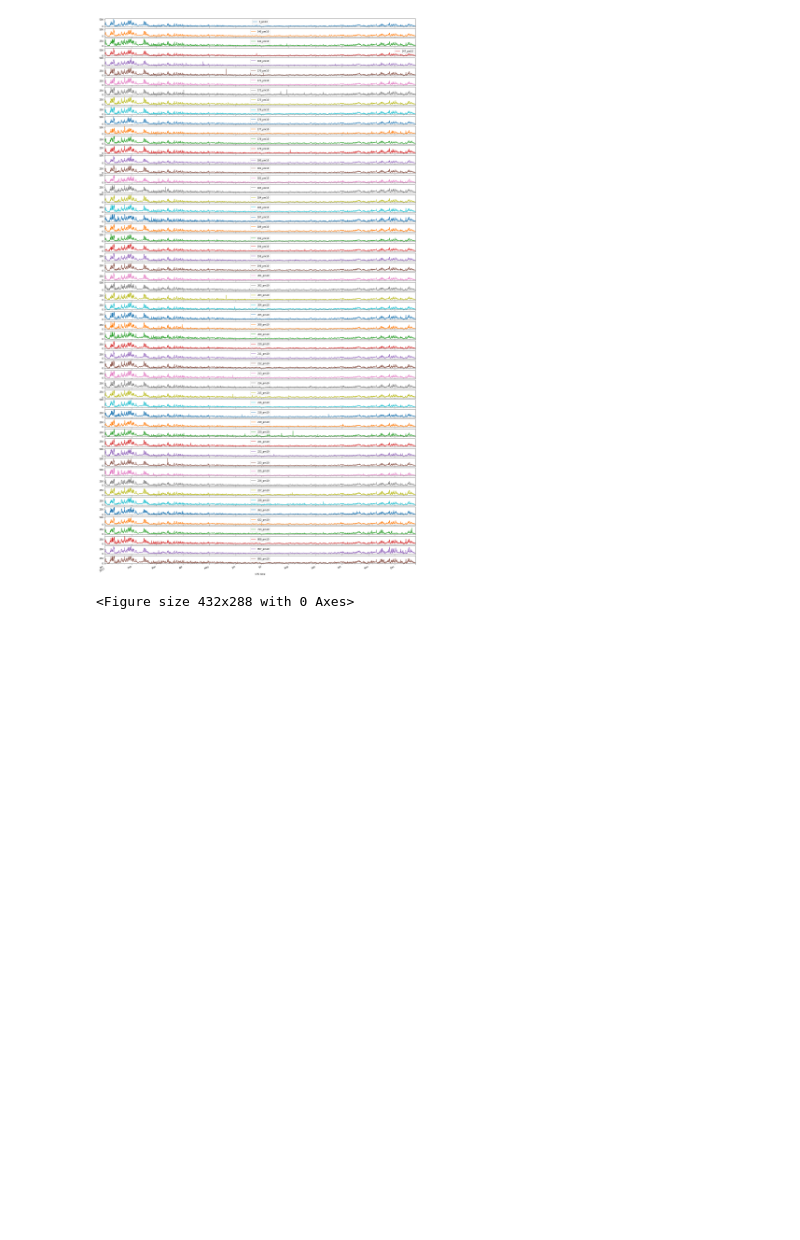
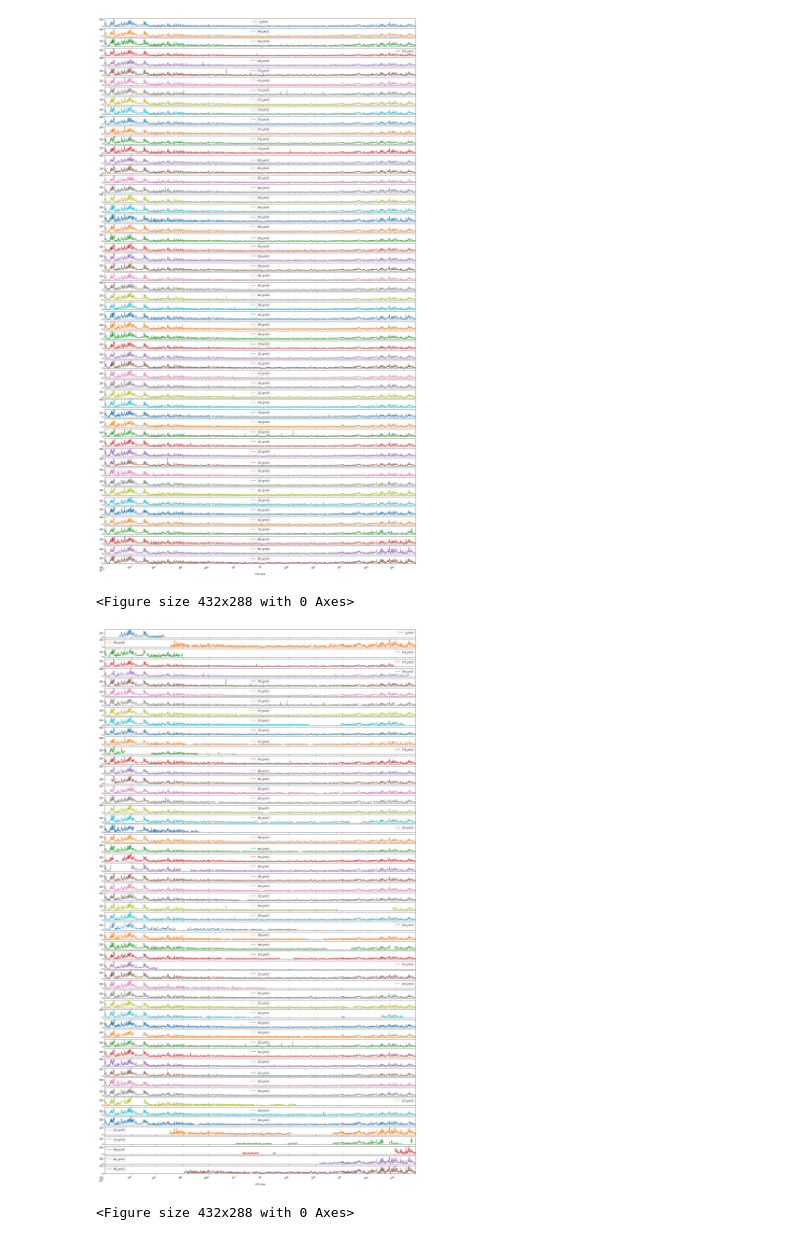
Before and after one commit to ciepielajan/SDA_SMOG_Wawelski, a Jupyter notebook: Jan/DistanceMetric_haversine_uzupełnienie_wartości_z_najblizszych_sensorow.ipynb, the cells around one changed output. Drawn from its saved outputs; the diff is of its cells as text; code cells hidden in the pictures; blank space fills up the shorter version.

```diff
--- a/Jan/DistanceMetric_haversine_uzupełnienie_wartości_z_najblizszych_sensorow.ipynb
+++ b/Jan/DistanceMetric_haversine_uzupełnienie_wartości_z_najblizszych_sensorow.ipynb
@@ -224,3 +251,10 @@ plt.savefig('time-series-pm10.png')
 # %% [output]
 [figure]
 <Figure size 432x288 with 0 Axes>
+# %%
+year[columns_pm10].plot(figsize=(25,50), legend=True, subplots=True)
+plt.show()
+plt.savefig('year.png')
+# %% [output]
+[figure, added]
+<Figure size 432x288 with 0 Axes>
```
Also changed, not shown: parts of 9 cells of this notebook.
